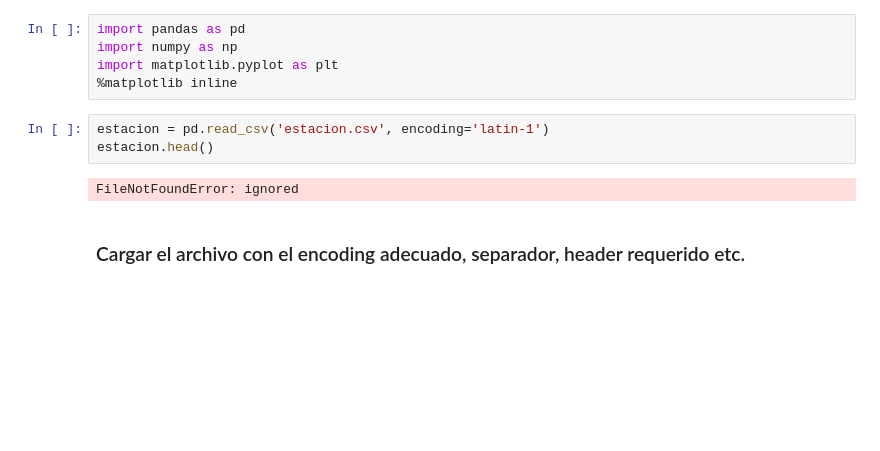
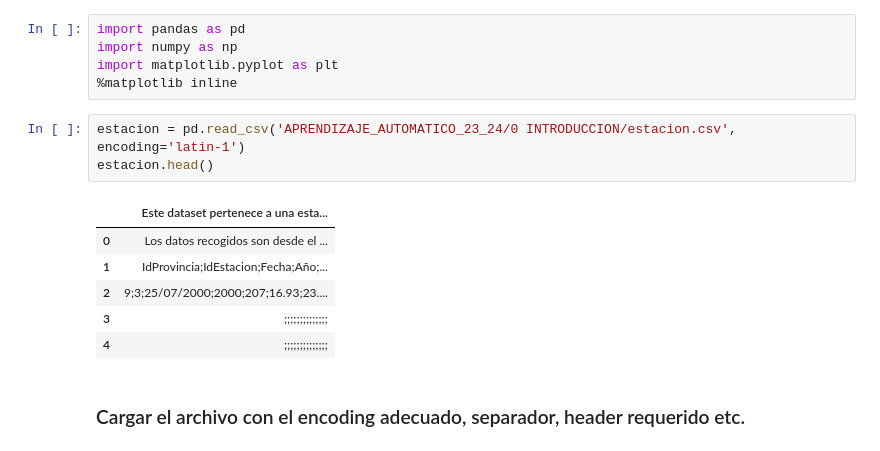
Before and after one commit to GallardoCarmen/APRENDIZAJE_AUTOMATICO_23_24, a Jupyter notebook: 0 INTRODUCCION/0.4. Manejo de dataframes.ipynb, the cells around one changed output. Drawn from its saved outputs; the diff is of its cells as text; blank space fills up the shorter version.

```diff
--- a/0 INTRODUCCION/0.4. Manejo de dataframes.ipynb
+++ b/0 INTRODUCCION/0.4. Manejo de dataframes.ipynb
@@ -4,10 +4,15 @@ import numpy as np
 import matplotlib.pyplot as plt
 %matplotlib inline
 # %%
-estacion = pd.read_csv('estacion.csv', encoding='latin-1')
+estacion = pd.read_csv('APRENDIZAJE_AUTOMATICO_23_24/0 INTRODUCCION/estacion.csv', encoding='latin-1')
 estacion.head()
 # %% [output]
-FileNotFoundError: ignored
+|  | Este dataset pertenece a una esta... |
+| 0 | Los datos recogidos son desde el ... |
+| 1 | IdProvincia;IdEstacion;Fecha;Año;... |
+| 2 | 9;3;25/07/2000;2000;207;16.93;23.... |
+| 3 | ;;;;;;;;;;;;;; |
+| 4 | ;;;;;;;;;;;;;; |
 # %% [markdown]
 ### Cargar el archivo con el encoding adecuado, separador, header requerido etc.
 # %%
```
Also changed, not shown: parts of 1 cell of this notebook.
